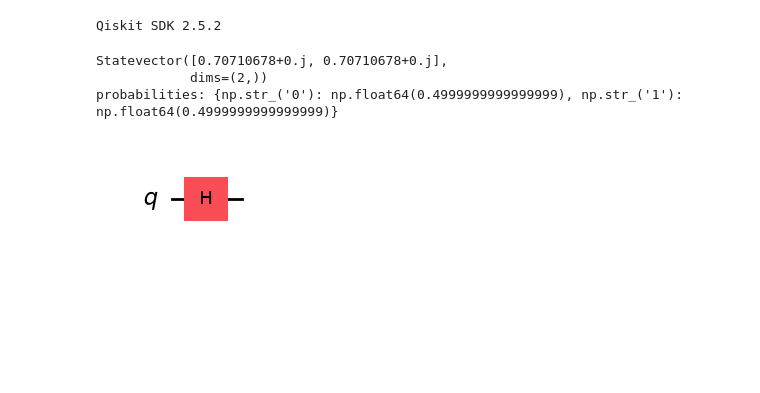
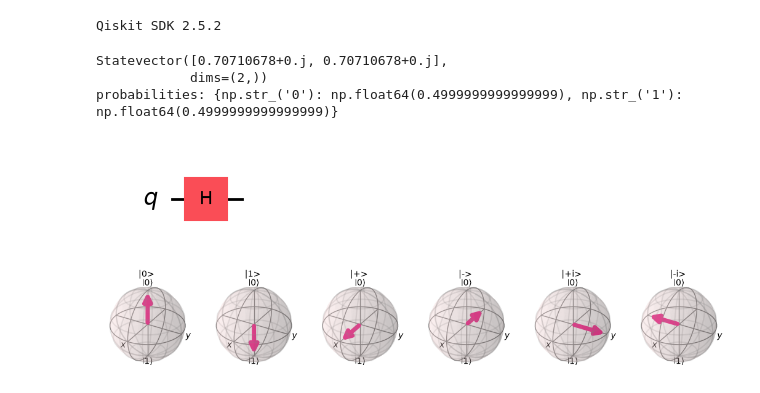
Before and after one commit to supriya130678/quantum-computing-learning, a Jupyter notebook: 01-basics/bell_ghz_states.ipynb, the cells around one changed output. Drawn from its saved outputs; the diff is of its cells as text; code cells hidden in the pictures; blank space fills up the shorter version.

Commit message:
Bloch Sphere

```diff
--- a/01-basics/bell_ghz_states.ipynb
+++ b/01-basics/bell_ghz_states.ipynb
@@ -49,3 +49,26 @@ Statevector([0.70710678+0.j, 0.70710678+0.j],
             dims=(2,))
 probabilities: {np.str_('0'): np.float64(0.4999999999999999), np.str_('1'): np.float64(0.4999999999999999)}
 [figure]
+# %%
+import numpy as np
+import matplotlib.pyplot as plt
+
+labels = {"|0>": "0", "|1>": "1", "|+>": "+", "|->": "-", "|+i>": "r", "|-i>": "l"}
+vectors = {}
+for name, lab in labels.items():
+    s = Statevector.from_label(lab)
+    vectors[name] = [float(np.real(s.expectation_value(Pauli(p)))) for p in "XYZ"]
+
+try:                                    # one row of six small spheres
+    fig = plt.figure(figsize=(13, 2.7))
+    for i, (name, vec) in enumerate(vectors.items(), start=1):
+        ax = fig.add_subplot(1, 6, i, projection="3d")
+        plot_bloch_vector(vec, title=name, ax=ax)
+    plt.show()
+except Exception:                       # fallback for older Qiskit versions: one figure per state
+    plt.close("all")
+    for name, vec in vectors.items():
+        fig = plot_bloch_vector(vec, title=name, figsize=(2.6, 2.6))
+        display(fig); plt.close(fig)
+# %% [output]
+[figure, added]
```
